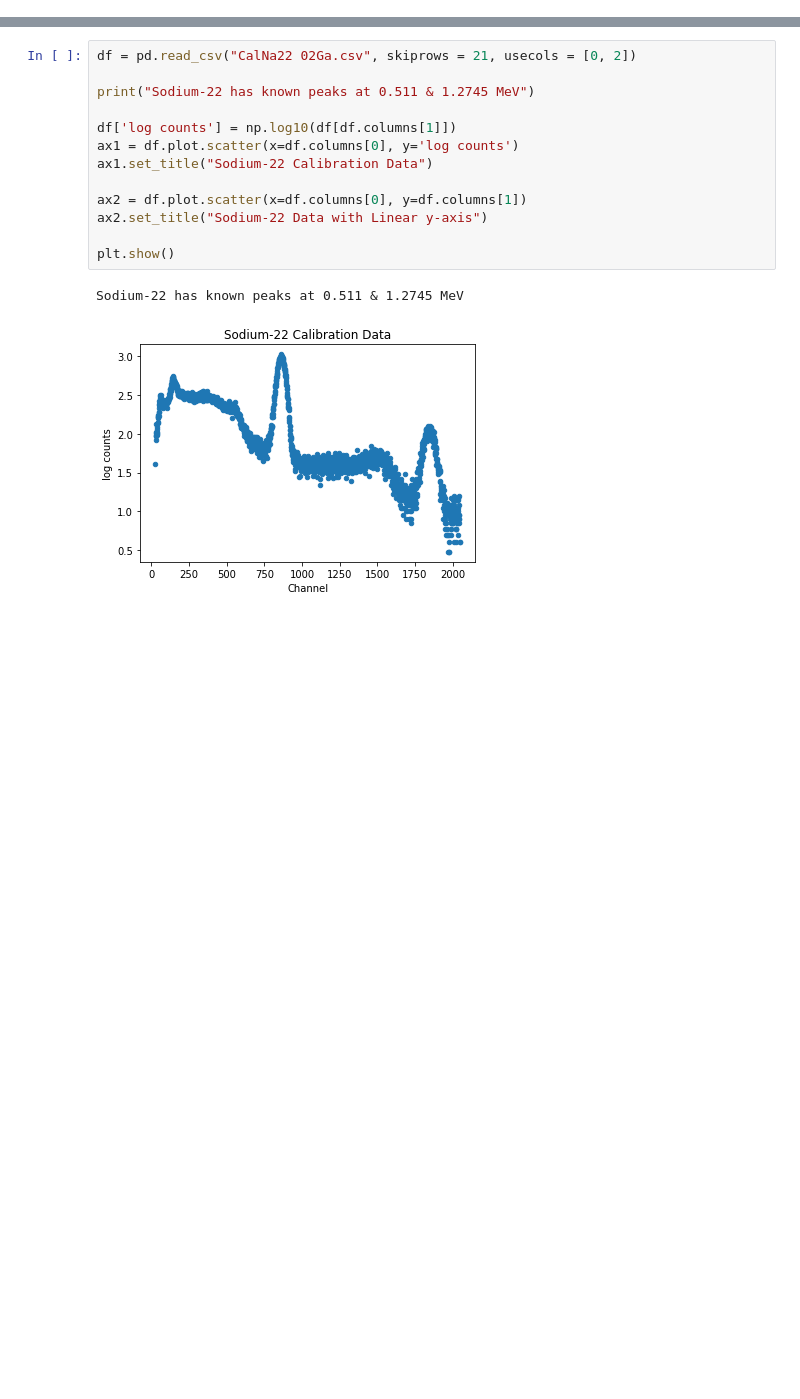
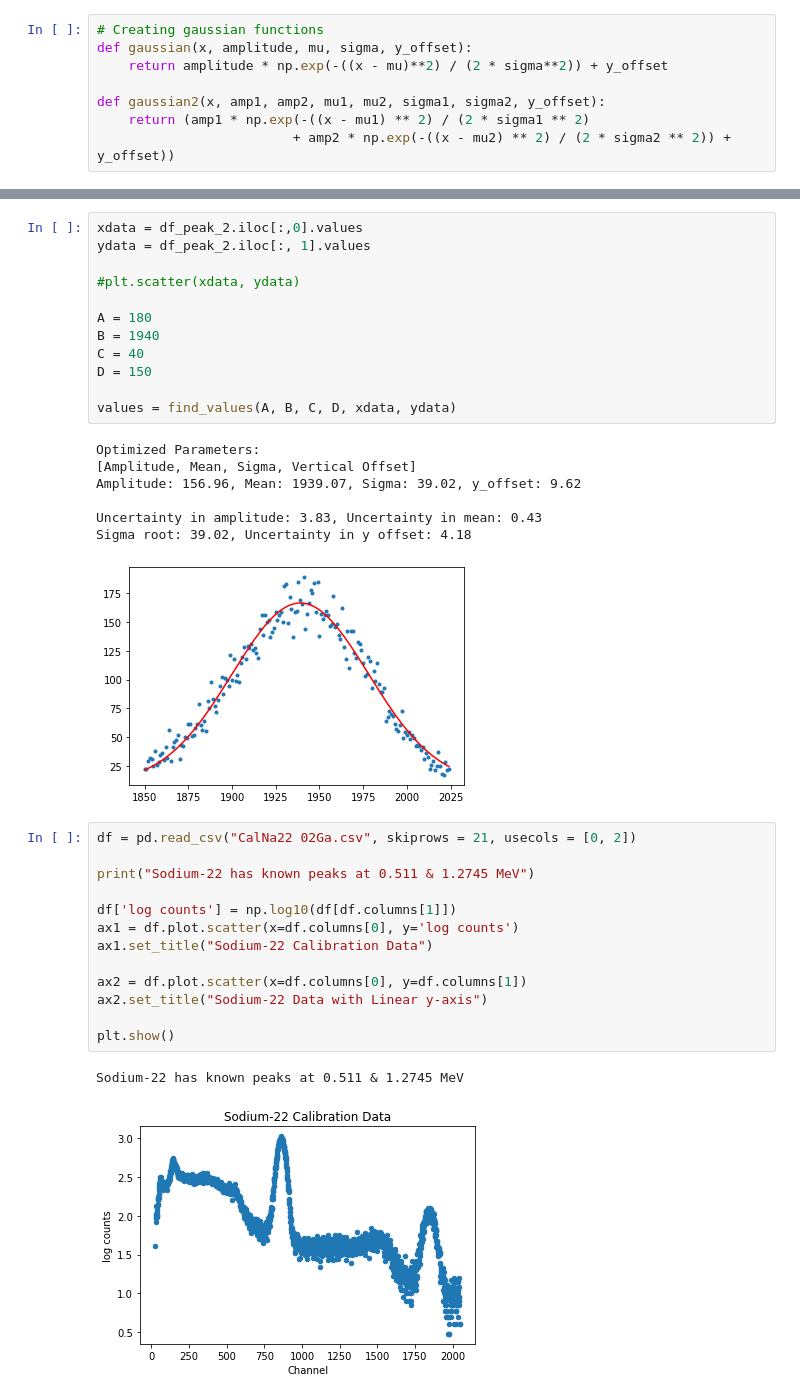
Before and after one commit to maraMaraschino/Adv-Lab, a Jupyter notebook: Gamma Spectroscopy/Gamma Spec Data.ipynb, the cells around one changed output, grey strips where cells are left out. Drawn from its saved outputs; the diff is of its cells as text; blank space fills up the shorter version.

```diff
--- a/Gamma Spectroscopy/Gamma Spec Data.ipynb
+++ b/Gamma Spectroscopy/Gamma Spec Data.ipynb
@@ -93,3 +88,11 @@ To find the equation of the peaks, we should find the average of the plateau bef
+# %%
+# Creating gaussian functions
+def gaussian(x, amplitude, mu, sigma, y_offset):
+    return amplitude * np.exp(-((x - mu)**2) / (2 * sigma**2)) + y_offset
+
+def gaussian2(x, amp1, amp2, mu1, mu2, sigma1, sigma2, y_offset):
+    return (amp1 * np.exp(-((x - mu1) ** 2) / (2 * sigma1 ** 2)
+                         + amp2 * np.exp(-((x - mu2) ** 2) / (2 * sigma2 ** 2)) + y_offset))
 # %%
 A = 210  #amplitude
 B = 1755 #mu
@@ -137,4 +142,24 @@ Uncertainty:
 [figure]
+# %%
+xdata = df_peak_2.iloc[:,0].values
+ydata = df_peak_2.iloc[:, 1].values
+
+#plt.scatter(xdata, ydata)
+
+A = 180
+B = 1940
+C = 40
+D = 150
+
+values = find_values(A, B, C, D, xdata, ydata)
+# %% [output]
+Optimized Parameters:
+[Amplitude, Mean, Sigma, Vertical Offset]
+Amplitude: 156.96, Mean: 1939.07, Sigma: 39.02, y_offset: 9.62
+
+Uncertainty in amplitude: 3.83, Uncertainty in mean: 0.43
+Sigma root: 39.02, Uncertainty in y offset: 4.18
+[figure, added]
 # %%
 df = pd.read_csv("CalNa22 02Ga.csv", skiprows = 21, usecols = [0, 2])
 
```
Also changed, not shown: parts of 4 cells of this notebook.
